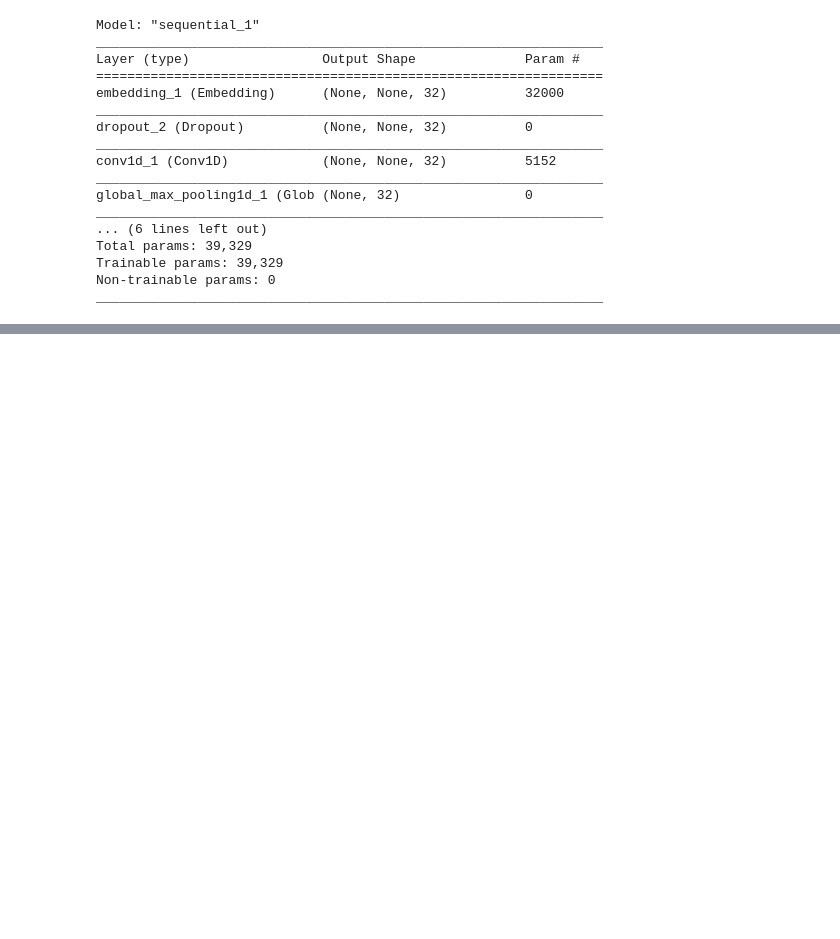
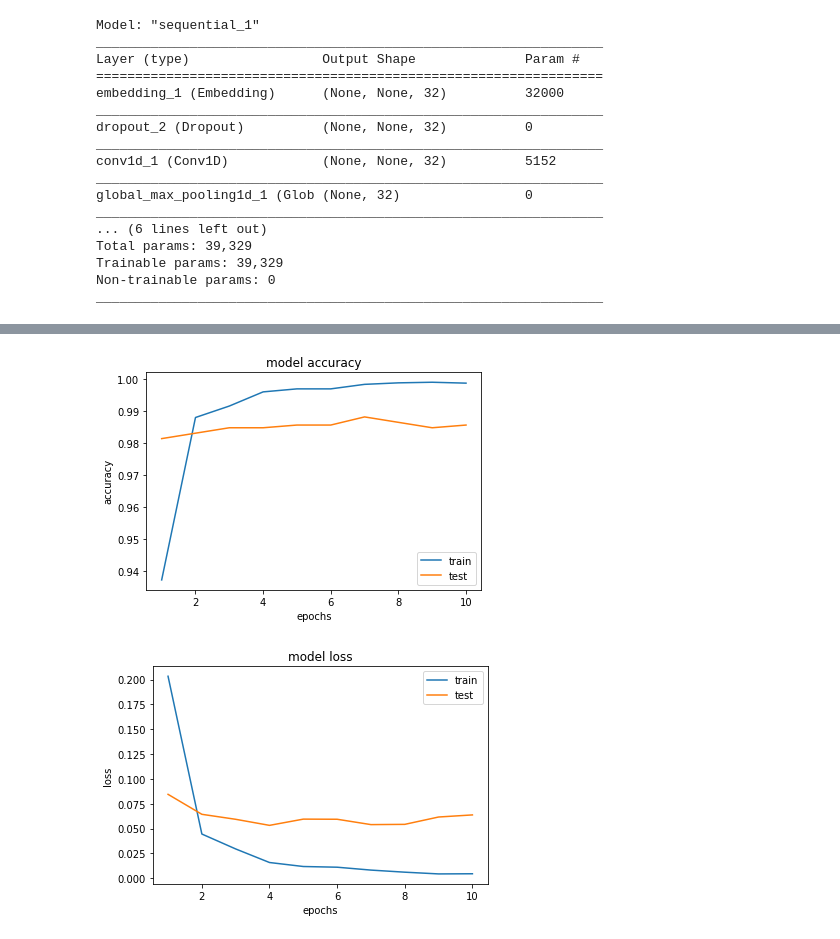
Before and after one commit to JoonYoung-Sohn/practice, a Jupyter notebook: 201204_CNN.ipynb, the cells around one changed output, grey strips where cells are left out. Saved outputs shown, nothing was run; the diff lists cells and outputs as text; code cells hidden in the pictures; blank space fills up the shorter version.

```diff
--- a/201204_CNN.ipynb
+++ b/201204_CNN.ipynb
@@ -259,0 +768,3 @@ print("\n 테스트 정확도: %.4f" % (model.evaluate(X_test, y_test)[1]))
+# %%
+embedding_dim = 100
+embedding_matrix = np.zeros((vocab_size, embedding_dim))
@@ -259,0 +775,5 @@ print("\n 테스트 정확도: %.4f" % (model.evaluate(X_test, y_test)[1]))
+# %%
+for word, i in word_index.items():
+    embedding_vector = embedding_dict.get(word)
+    if embedding_vector is not None:
+        embedding_matrix[i] = embedding_vector
@@ -259,0 +783,4 @@ print("\n 테스트 정확도: %.4f" % (model.evaluate(X_test, y_test)[1]))
+# %%
+filter_sizes = [2,3,5]
+num_filters = 512
+drop = 0.5
@@ -259,0 +833,5 @@ print("\n 테스트 정확도: %.4f" % (model.evaluate(X_test, y_test)[1]))
+# %%
+history = model.fit(X_train, y_train,
+          batch_size=64,
+          epochs=10,
+          validation_data = (X_val, y_val))
@@ -259,0 +859,21 @@ print("\n 테스트 정확도: %.4f" % (model.evaluate(X_test, y_test)[1]))
+# %%
+epochs = range(1, len(history.history['acc']) + 1)
+plt.plot(epochs, history.history['acc'])
+plt.plot(epochs, history.history['val_acc'])
+plt.title('model accuracy')
+plt.ylabel('accuracy')
+plt.xlabel('epochs')
+plt.legend(['train', 'test'], loc='lower right')
+plt.show()
+
+epochs = range(1, len(history.history['loss']) + 1)
+plt.plot(epochs, history.history['loss'])
+plt.plot(epochs, history.history['val_loss'])
+plt.title('model loss')
+plt.ylabel('loss')
+plt.xlabel('epochs')
+plt.legend(['train', 'test'], loc='upper right')
+plt.show()
+# %% [output]
+[figure, added]
+[figure, added]
```
Also changed, not shown: parts of 87 cells of this notebook.
